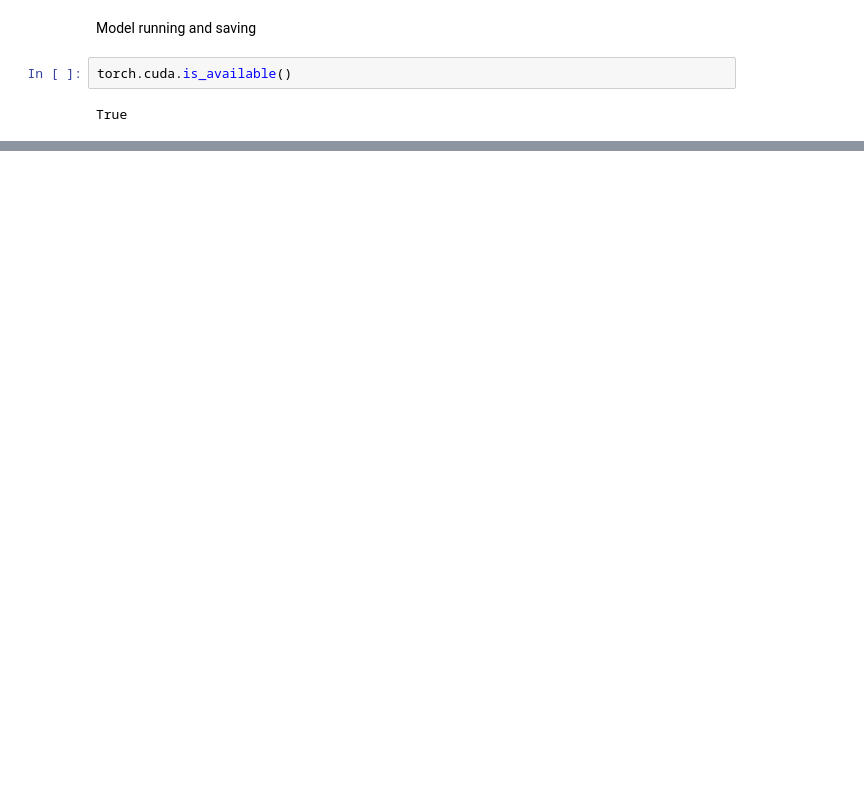
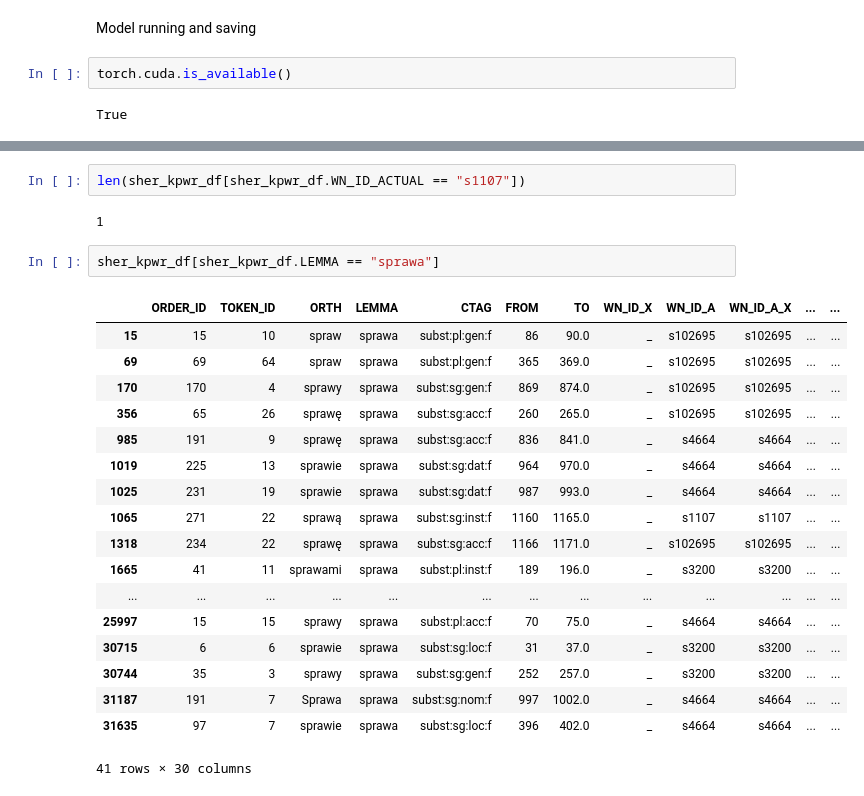
Before and after one commit to danielhutyra/word-sense-disambiguation-in-polish, a Jupyter notebook: Kod_final.ipynb, the cells around one changed output, grey strips where cells are left out. Drawn from its saved outputs; the diff is of its cells as text; blank space fills up the shorter version.

```diff
--- a/Kod_final.ipynb
+++ b/Kod_final.ipynb
@@ -807,0 +2844,25 @@ with open('list_final_results.pkl', 'wb') as fp:
+# %%
+len(sher_kpwr_df[sher_kpwr_df.WN_ID_ACTUAL == "s1107"])
+# %% [output]
+1
+# %%
+sher_kpwr_df[sher_kpwr_df.LEMMA == "sprawa"]
+# %% [output]
+|  | ORDER_ID | TOKEN_ID | ORTH | LEMMA | CTAG | FROM | TO | WN_ID_X | WN_ID_A | WN_ID_A_X | ... | ... |
+| 15 | 15 | 10 | spraw | sprawa | subst:pl:gen:f | 86 | 90.0 | _ | s102695 | s102695 | ... | ... |
+| 69 | 69 | 64 | spraw | sprawa | subst:pl:gen:f | 365 | 369.0 | _ | s102695 | s102695 | ... | ... |
+| 170 | 170 | 4 | sprawy | sprawa | subst:sg:gen:f | 869 | 874.0 | _ | s102695 | s102695 | ... | ... |
+| 356 | 65 | 26 | sprawę | sprawa | subst:sg:acc:f | 260 | 265.0 | _ | s102695 | s102695 | ... | ... |
+| 985 | 191 | 9 | sprawę | sprawa | subst:sg:acc:f | 836 | 841.0 | _ | s4664 | s4664 | ... | ... |
+| 1019 | 225 | 13 | sprawie | sprawa | subst:sg:dat:f | 964 | 970.0 | _ | s4664 | s4664 | ... | ... |
+| 1025 | 231 | 19 | sprawie | sprawa | subst:sg:dat:f | 987 | 993.0 | _ | s4664 | s4664 | ... | ... |
+| 1065 | 271 | 22 | sprawą | sprawa | subst:sg:inst:f | 1160 | 1165.0 | _ | s1107 | s1107 | ... | ... |
+| 1318 | 234 | 22 | sprawę | sprawa | subst:sg:acc:f | 1166 | 1171.0 | _ | s102695 | s102695 | ... | ... |
+| 1665 | 41 | 11 | sprawami | sprawa | subst:pl:inst:f | 189 | 196.0 | _ | s3200 | s3200 | ... | ... |
+| ... | ... | ... | ... | ... | ... | ... | ... | ... | ... | ... | ... | ... |
+| 25997 | 15 | 15 | sprawy | sprawa | subst:pl:acc:f | 70 | 75.0 | _ | s4664 | s4664 | ... | ... |
+| 30715 | 6 | 6 | sprawie | sprawa | subst:sg:loc:f | 31 | 37.0 | _ | s3200 | s3200 | ... | ... |
+| 30744 | 35 | 3 | sprawy | sprawa | subst:sg:gen:f | 252 | 257.0 | _ | s3200 | s3200 | ... | ... |
+| 31187 | 191 | 7 | Sprawa | sprawa | subst:sg:nom:f | 997 | 1002.0 | _ | s4664 | s4664 | ... | ... |
+| 31635 | 97 | 7 | sprawie | sprawa | subst:sg:loc:f | 396 | 402.0 | _ | s4664 | s4664 | ... | ... |
+41 rows × 30 columns
```
Also changed, not shown: parts of 179 cells of this notebook.
